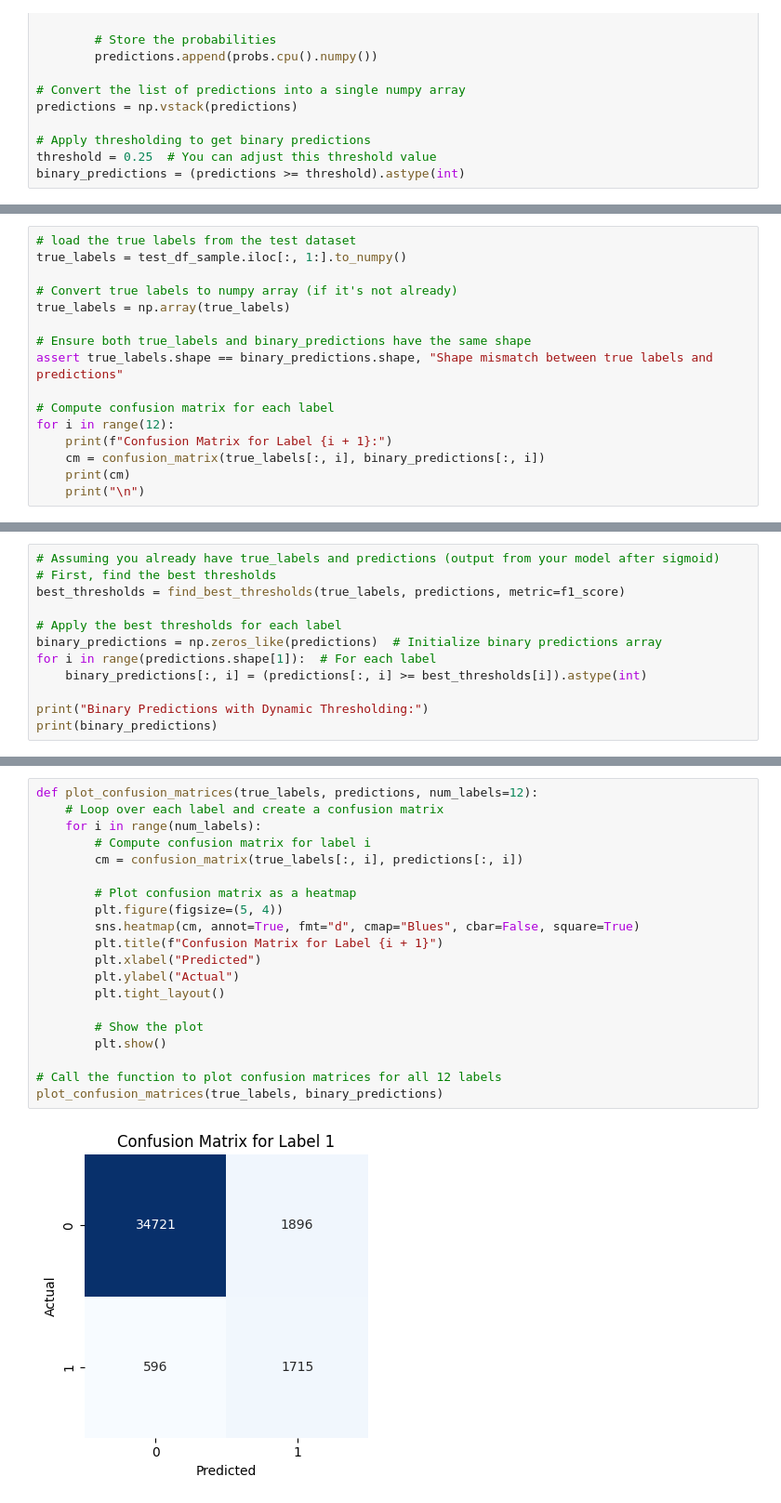
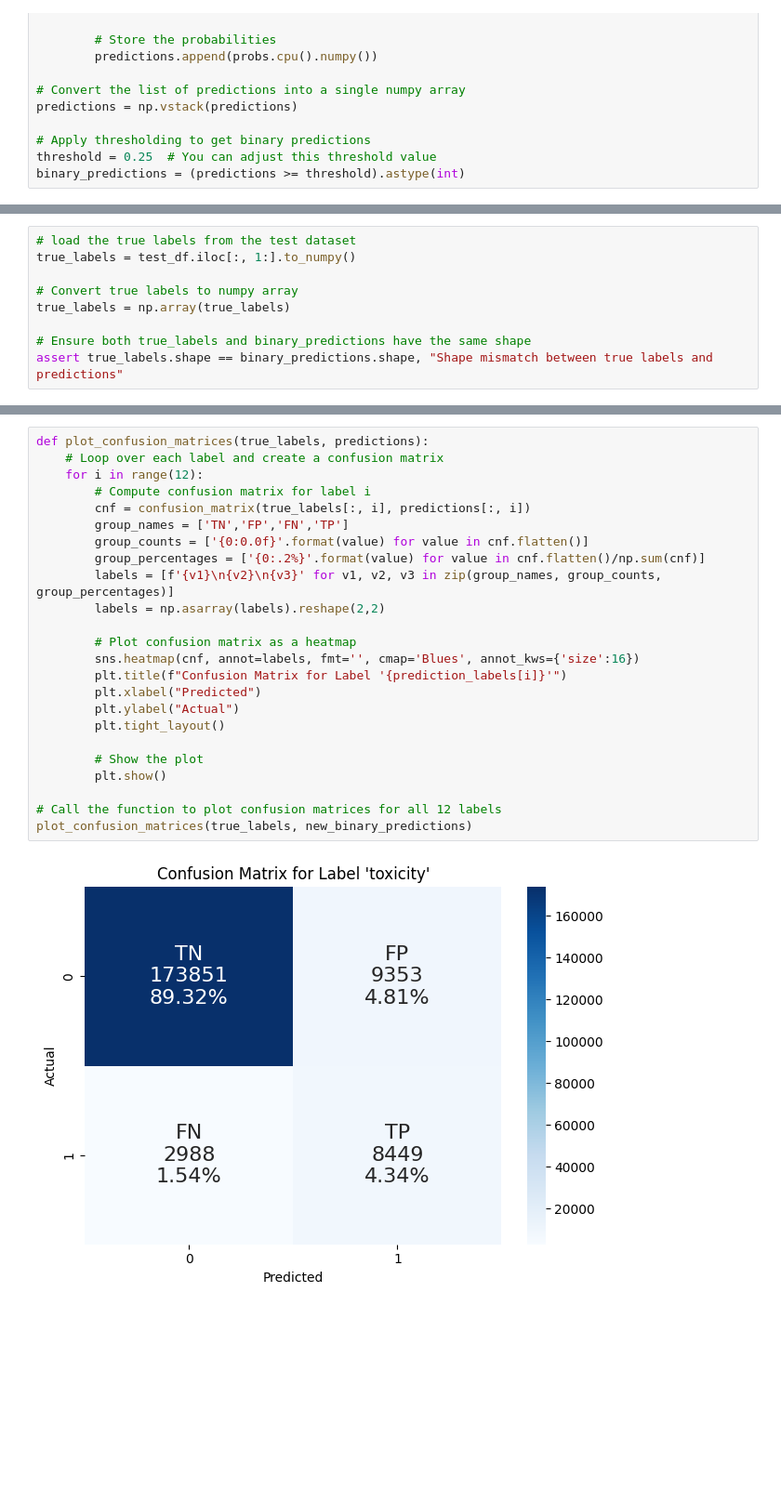
Before and after one commit to datascisteven/Detecting-Bias-and-Toxicity-in-LLM-Chatbots, a Jupyter notebook: Greenflash_Toxicity_Multi_Class_Model.ipynb, the cells around one changed output, grey strips where cells are left out. Shown: that part at 93% size. Cells and saved outputs as stored; diff of their text form; blank space fills up the shorter version.

```diff
--- a/Greenflash_Toxicity_Multi_Class_Model.ipynb
+++ b/Greenflash_Toxicity_Multi_Class_Model.ipynb
@@ -981,16 +708,9 @@ binary_predictions = (predictions >= threshold).astype(int)
 # %%
 # load the true labels from the test dataset
-true_labels = test_df_sample.iloc[:, 1:].to_numpy()
+true_labels = test_df.iloc[:, 1:].to_numpy()
 
-# Convert true labels to numpy array (if it's not already)
+# Convert true labels to numpy array
 true_labels = np.array(true_labels)
 
 # Ensure both true_labels and binary_predictions have the same shape
 assert true_labels.shape == binary_predictions.shape, "Shape mismatch between true labels and predictions"
-
-# Compute confusion matrix for each label
-for i in range(12):
-    print(f"Confusion Matrix for Label {i + 1}:")
-    cm = confusion_matrix(true_labels[:, i], binary_predictions[:, i])
-    print(cm)
-    print("\n")
@@ -1043,12 +778,0 @@ def find_best_thresholds(true_labels, predictions, metric=f1_score):
-# %%
-# Assuming you already have true_labels and predictions (output from your model after sigmoid)
-# First, find the best thresholds
-best_thresholds = find_best_thresholds(true_labels, predictions, metric=f1_score)
-
-# Apply the best thresholds for each label
-binary_predictions = np.zeros_like(predictions)  # Initialize binary predictions array
-for i in range(predictions.shape[1]):  # For each label
-    binary_predictions[:, i] = (predictions[:, i] >= best_thresholds[i]).astype(int)
-
-print("Binary Predictions with Dynamic Thresholding:")
-print(binary_predictions)
@@ -1103,22 +819,26 @@ Label 2:
 # %%
-def plot_confusion_matrices(true_labels, predictions, num_labels=12):
+def plot_confusion_matrices(true_labels, predictions):
     # Loop over each label and create a confusion matrix
-    for i in range(num_labels):
+    for i in range(12):
         # Compute confusion matrix for label i
-        cm = confusion_matrix(true_labels[:, i], predictions[:, i])
+        cnf = confusion_matrix(true_labels[:, i], predictions[:, i])
+        group_names = ['TN','FP','FN','TP']
+        group_counts = ['{0:0.0f}'.format(value) for value in cnf.flatten()]
+        group_percentages = ['{0:.2%}'.format(value) for value in cnf.flatten()/np.sum(cnf)]
+        labels = [f'{v1}\n{v2}\n{v3}' for v1, v2, v3 in zip(group_names, group_counts, group_percentages)]
+        labels = np.asarray(labels).reshape(2,2)
 
         # Plot confusion matrix as a heatmap
-        plt.figure(figsize=(5, 4))
-        sns.heatmap(cm, annot=True, fmt="d", cmap="Blues", cbar=False, square=True)
-        plt.title(f"Confusion Matrix for Label {i + 1}")
+        sns.heatmap(cnf, annot=labels, fmt='', cmap='Blues', annot_kws={'size':16})
+        plt.title(f"Confusion Matrix for Label '{prediction_labels[i]}'")
         plt.xlabel("Predicted")
         plt.ylabel("Actual")
         plt.tight_layout()
 
         # Show the plot
         plt.show()
 
 # Call the function to plot confusion matrices for all 12 labels
-plot_confusion_matrices(true_labels, binary_predictions)
+plot_confusion_matrices(true_labels, new_binary_predictions)
 # %% [output]
-[figure, old version]
+[figure, new version]
```
Also changed, not shown: parts of 18 cells of this notebook.
